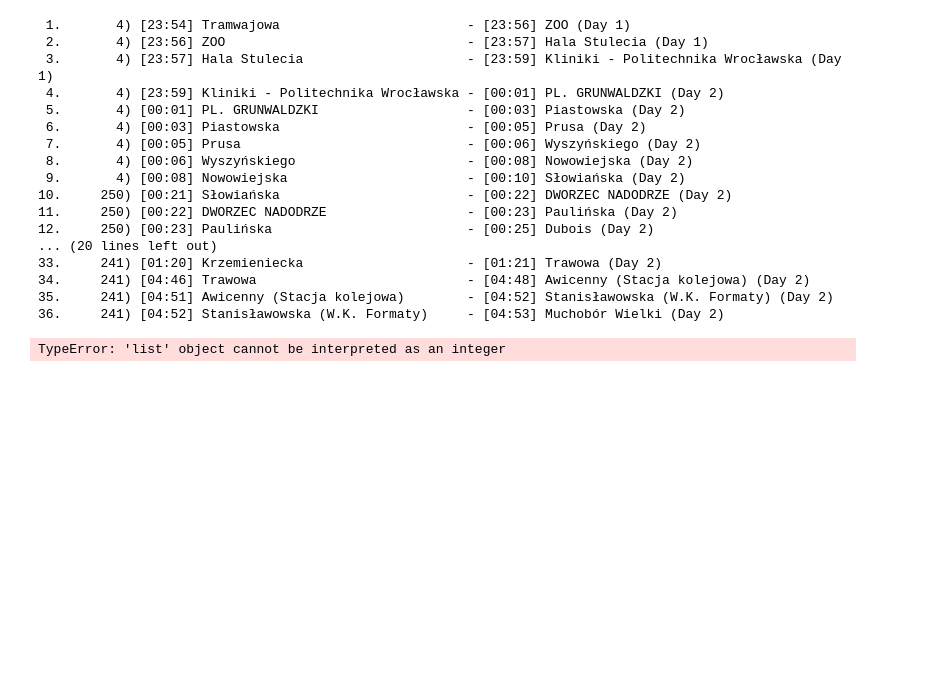
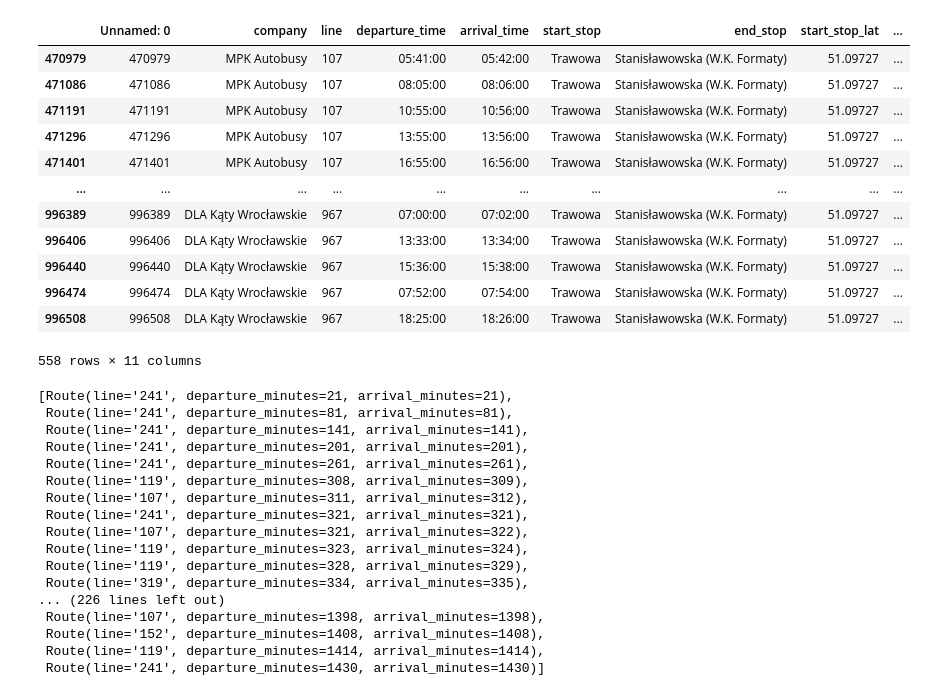
Before and after one commit to dekompot/SI, a Jupyter notebook: notebook.ipynb, the cells around one changed output. Cells and saved outputs as stored; diff of their text form; code cells hidden in the pictures; blank space fills up the shorter version.

```diff
--- a/notebook.ipynb
+++ b/notebook.ipynb
@@ -57,10 +57,11 @@ class Dijkstra():
     def _print_logs(self) -> None:
         for i in range(len(self.logs)):
             label, timestamp = self.logs[i]
-            print(f"--- {label}: %s seconds --- %s seconds since {self.logs[max(i-1,0)][0]}" % (timestamp - self.logs[0][1], timestamp - self.logs[max(i-1,0)][1]), file=sys.stderr)
+            if i % 2 == 0:
+                print(f"--- {label}: {timestamp - self.logs[0][1]} seconds since start \n\t{timestamp - self.logs[max(i-1,0)][1]} seconds since {self.logs[max(i-1,0)][0]}", file=sys.stderr)
 
     def _load(self, filename):
-        self.data = pd.read_csv(filename)
+        self.data = pd.read_csv(filename, low_memory=False)
         self.data.set_index(keys='Unnamed: 0', inplace=True)
         self.data.drop_duplicates(ignore_index=True, inplace=True)
 
@@ -110,14 +111,14 @@ class Dijkstra():
             for neighbor, routes in self.graph[curr_stop].items():
                 min_arrival_id = -1
                 for i in range(len(routes)):
-                    change_fine = 0 if self.stops_records[curr_stop].last_route is not None and routes[i].line == self.stops_records[curr_stop].last_route.line else change_minutes
+                    change_fine = 0 if self.stops_records[curr_stop].last_route is None or routes[i].line == self.stops_records[curr_stop].last_route.line else change_minutes
                     if arrival_minutes_modulo + change_fine <= routes[i].departure_minutes:
                         min_arrival_id = i
                         break
                 min_arrival_minutes = routes[min_arrival_id].arrival_minutes if min_arrival_id > -1 else 24*60+routes[0].arrival_minutes
                 min_arrival_id = max(min_arrival_id,0)
                 min_arrival_minutes += (self.stops_records[curr_stop].min_arrival_minutes // (24*60)) * 24*60
-                min_arrival_minutes += 0 if routes[min_arrival_id].arrival_minutes > routes[min_arrival_id].departure_minutes else 24*60
+                min_arrival_minutes += 0 if routes[min_arrival_id].arrival_minutes >= routes[min_arrival_id].departure_minutes else 24*60
                 if min_arrival_minutes < self.stops_records[neighbor].min_arrival_minutes:
                     self.stops_records[neighbor].min_arrival_minutes = min_arrival_minutes
                     self.stops_records[neighbor].last_stop = curr_stop
@@ -137,3 +138,7 @@ class Dijkstra():
             day_info = "Day " +  str(stop[1].min_arrival_minutes // (24*60) + 1)
             print(f"{str(i+1).rjust(len(str(len(route))))}. \t{str(stop[1].last_route.line).rjust(max_length[0])}) [{format_time(stop[1].last_route.departure_minutes).rjust(max_length[2])}] {stop[1].last_stop.name.ljust(max_length[1])} - "
                 f"[{format_time(stop[1].last_route.arrival_minutes)}] {stop[0].name} ({day_info})")
+
+d = Dijkstra()
+def run(a_start: Stop, b_end: Stop, start_time: str) -> None:
+    d.run(a_start, b_end, start_time)
@@ -173,0 +147,5 @@ d.run(start, end, start_time)
+# %%
+start = Stop("Trawowa",51.09727033,16.94939119)
+end = Stop("Stanisławowska (W.K. Formaty)",0,0)
+start_time = '23:17:00'
+d.run(start, end, start_time)
@@ -174,21 +164,38 @@ d.run(start, end, start_time)
+# %%
+df = pd.read_csv("connection_graph (1).csv", low_memory=False)
+# %%
+df[(df['start_stop'] == start.name) & (df['end_stop'] == end.name)]
+# %% [output]
+|  | Unnamed: 0 | company | line | departure_time | arrival_time | start_stop | end_stop | start_stop_lat | ... |
+| 470979 | 470979 | MPK Autobusy | 107 | 05:41:00 | 05:42:00 | Trawowa | Stanisławowska (W.K. Formaty) | 51.09727 | ... |
+| 471086 | 471086 | MPK Autobusy | 107 | 08:05:00 | 08:06:00 | Trawowa | Stanisławowska (W.K. Formaty) | 51.09727 | ... |
+| 471191 | 471191 | MPK Autobusy | 107 | 10:55:00 | 10:56:00 | Trawowa | Stanisławowska (W.K. Formaty) | 51.09727 | ... |
+| 471296 | 471296 | MPK Autobusy | 107 | 13:55:00 | 13:56:00 | Trawowa | Stanisławowska (W.K. Formaty) | 51.09727 | ... |
+| 471401 | 471401 | MPK Autobusy | 107 | 16:55:00 | 16:56:00 | Trawowa | Stanisławowska (W.K. Formaty) | 51.09727 | ... |
+| ... | ... | ... | ... | ... | ... | ... | ... | ... | ... |
+| 996389 | 996389 | DLA Kąty Wrocławskie | 967 | 07:00:00 | 07:02:00 | Trawowa | Stanisławowska (W.K. Formaty) | 51.09727 | ... |
+| 996406 | 996406 | DLA Kąty Wrocławskie | 967 | 13:33:00 | 13:34:00 | Trawowa | Stanisławowska (W.K. Formaty) | 51.09727 | ... |
+| 996440 | 996440 | DLA Kąty Wrocławskie | 967 | 15:36:00 | 15:38:00 | Trawowa | Stanisławowska (W.K. Formaty) | 51.09727 | ... |
+| 996474 | 996474 | DLA Kąty Wrocławskie | 967 | 07:52:00 | 07:54:00 | Trawowa | Stanisławowska (W.K. Formaty) | 51.09727 | ... |
+| 996508 | 996508 | DLA Kąty Wrocławskie | 967 | 18:25:00 | 18:26:00 | Trawowa | Stanisławowska (W.K. Formaty) | 51.09727 | ... |
+558 rows × 11 columns
 # %%
-d.run(start, end, start_time)
+d.graph[start][end]
 # %% [output]
- 1.       4) [23:54] Tramwajowa                        - [23:56] ZOO (Day 1)
- 2.       4) [23:56] ZOO                               - [23:57] Hala Stulecia (Day 1)
- 3.       4) [23:57] Hala Stulecia                     - [23:59] Kliniki - Politechnika Wrocławska (Day 1)
- 4.       4) [23:59] Kliniki - Politechnika Wrocławska - [00:01] PL. GRUNWALDZKI (Day 2)
- 5.       4) [00:01] PL. GRUNWALDZKI                   - [00:03] Piastowska (Day 2)
- 6.       4) [00:03] Piastowska                        - [00:05] Prusa (Day 2)
- 7.       4) [00:05] Prusa                             - [00:06] Wyszyńskiego (Day 2)
- 8.       4) [00:06] Wyszyńskiego                      - [00:08] Nowowiejska (Day 2)
- 9.       4) [00:08] Nowowiejska                       - [00:10] Słowiańska (Day 2)
-10.     250) [00:21] Słowiańska                        - [00:22] DWORZEC NADODRZE (Day 2)
-11.     250) [00:22] DWORZEC NADODRZE                  - [00:23] Paulińska (Day 2)
-12.     250) [00:23] Paulińska                         - [00:25] Dubois (Day 2)
-... (20 lines left out)
-33.     241) [01:20] Krzemieniecka                     - [01:21] Trawowa (Day 2)
-34.     241) [04:46] Trawowa                           - [04:48] Awicenny (Stacja kolejowa) (Day 2)
-35.     241) [04:51] Awicenny (Stacja kolejowa)        - [04:52] Stanisławowska (W.K. Formaty) (Day 2)
-36.     241) [04:52] Stanisławowska (W.K. Formaty)     - [04:53] Muchobór Wielki (Day 2)
+[Route(line='241', departure_minutes=21, arrival_minutes=21),
+ Route(line='241', departure_minutes=81, arrival_minutes=81),
+ Route(line='241', departure_minutes=141, arrival_minutes=141),
+ Route(line='241', departure_minutes=201, arrival_minutes=201),
+ Route(line='241', departure_minutes=261, arrival_minutes=261),
+ Route(line='119', departure_minutes=308, arrival_minutes=309),
+ Route(line='107', departure_minutes=311, arrival_minutes=312),
+ Route(line='241', departure_minutes=321, arrival_minutes=321),
+ Route(line='107', departure_minutes=321, arrival_minutes=322),
+ Route(line='119', departure_minutes=323, arrival_minutes=324),
+ Route(line='119', departure_minutes=328, arrival_minutes=329),
+ Route(line='319', departure_minutes=334, arrival_minutes=335),
+... (226 lines left out)
+ Route(line='107', departure_minutes=1398, arrival_minutes=1398),
+ Route(line='152', departure_minutes=1408, arrival_minutes=1408),
+ Route(line='119', departure_minutes=1414, arrival_minutes=1414),
+ Route(line='241', departure_minutes=1430, arrival_minutes=1430)]
-TypeError: 'list' object cannot be interpreted as an integer
```
Also changed, not shown: parts of 8 cells of this notebook, 1 other file.
